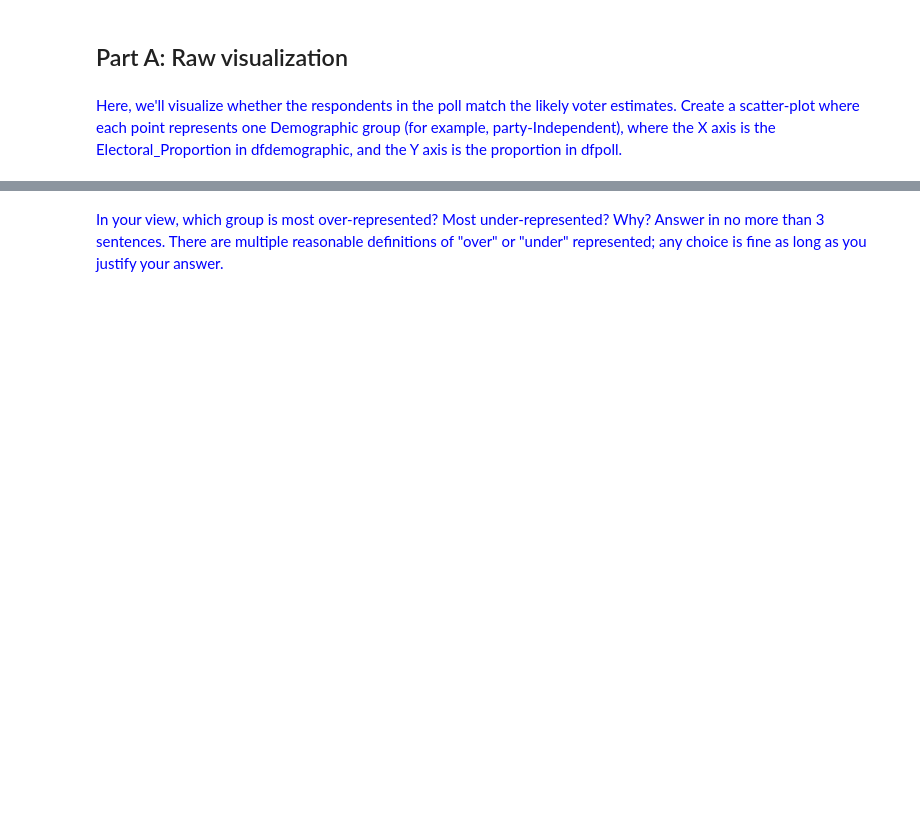
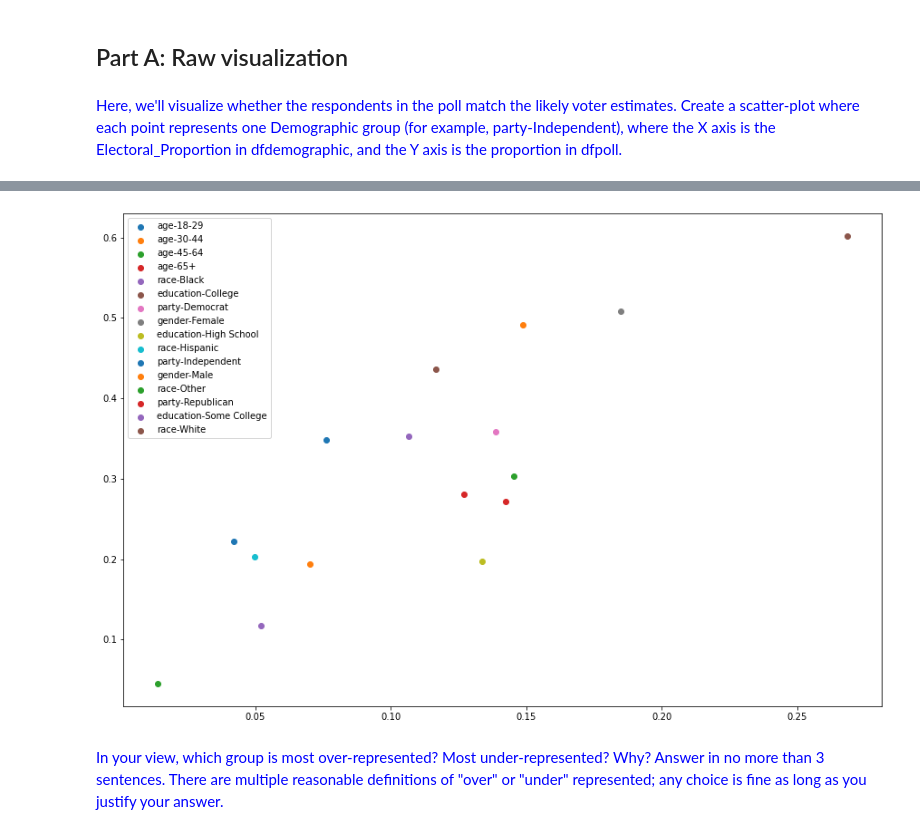
Before and after one commit to shayanabdulkarimkhan/dani_HW1, a Jupyter notebook: HW1_assignment.ipynb, the cells around one changed output, grey strips where cells are left out. Cells and saved outputs as stored; diff of their text form; code cells hidden in the pictures; blank space fills up the shorter version.

```diff
--- a/HW1_assignment.ipynb
+++ b/HW1_assignment.ipynb
@@ -85,0 +144,2 @@ For example, row 0 means that 38.7927% of the electorate is from the Democrat pa
+# %%
+poll_pop = len(dfpoll)
@@ -86,3 +234,27 @@ For example, row 0 means that 38.7927% of the electorate is from the Democrat pa
+# %%
+fig,ax = plt.subplots(figsize=(15,10))
+
+# for i in np.arange(len(pollprop)-1):
+for i in pollprop.set_index('Demographic').iterrows():
+#     print(i[0])
+#     for z in demoprop.set_index('Demographic').iterrows():
+#         print(z[1])
+        z = demoprop[demoprop['Demographic']== i[0]]
+#         print(z.iloc[0][0])
+        st = z.iloc[0][0] + '-' + i[0]
+        plt.scatter(y=i[1], x=z['Electoral_Proportion'],label=st);
+
+# plt.scatter(y=poll_gender_prop, x=demoprop_gender);
+
+# plt.scatter(y=poll_party_prop[0:3], x=demoprop_party);
+
+# plt.scatter(y=poll_race_prop[0:4], x=demoprop_race);
+
+# plt.scatter(y=poll_edu_prop[0:3], x=demoprop_edu);
+
+plt.legend();
+# %% [output]
+[figure, added]
 # %% [markdown]
 <font color='blue'>In your view, which group is most over-represented? Most under-represented? Why? Answer in no more than 3 sentences. There are multiple reasonable definitions of "over" or "under" represented; any choice is fine as long as you justify your answer.</font>
 # %% [markdown]
```
Also changed, not shown: parts of 27 cells of this notebook.
